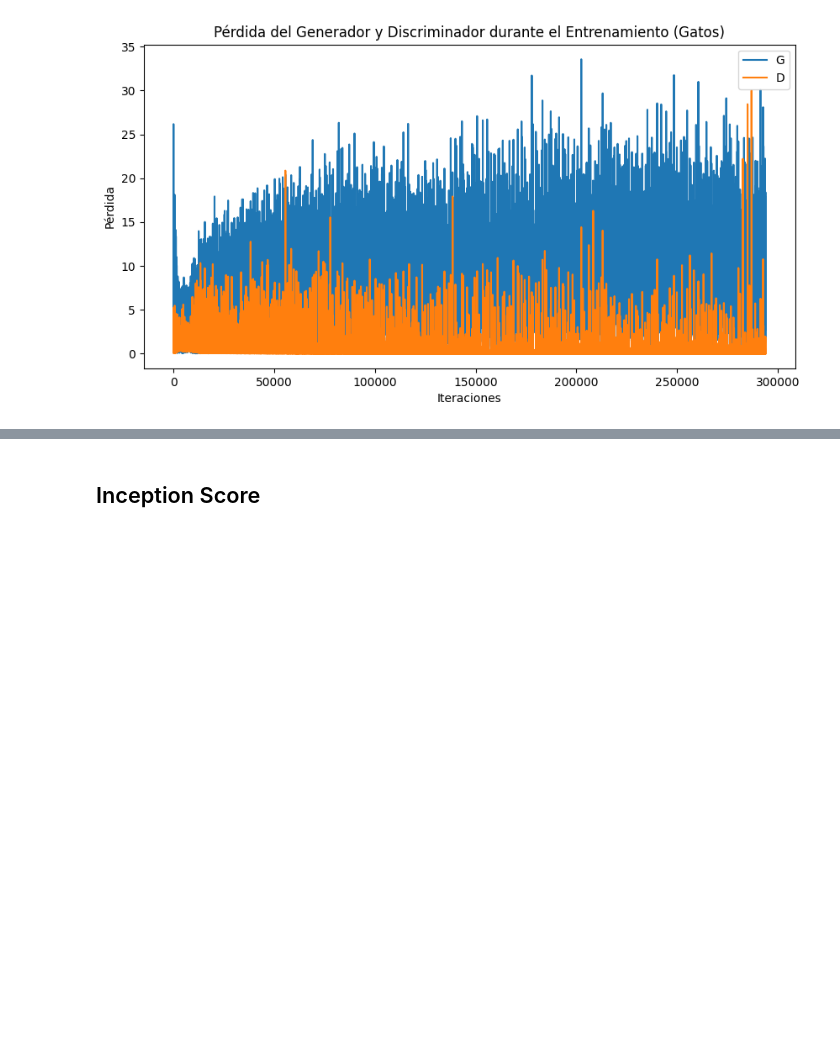
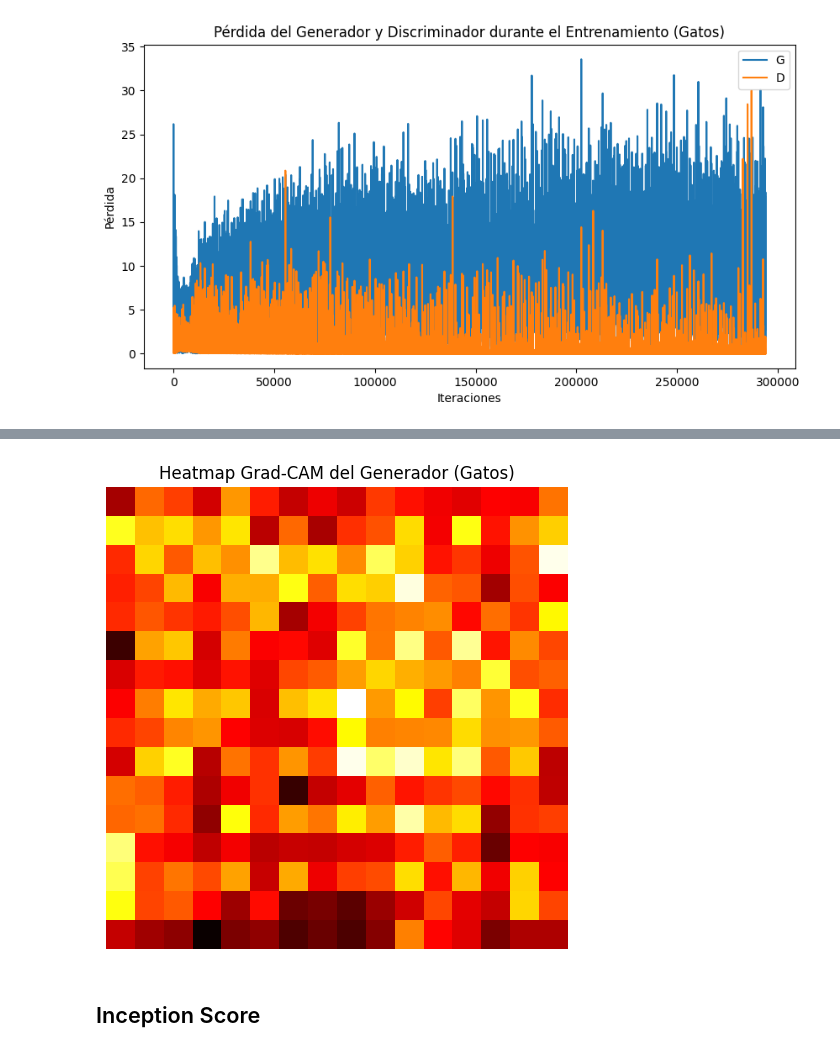
Before and after one commit to TheKiesling/DoGAN, a Jupyter notebook: dogan.ipynb, the cells around one changed output, grey strips where cells are left out. Cells and saved outputs as stored; diff of their text form; code cells hidden in the pictures; blank space fills up the shorter version.

```diff
--- a/dogan.ipynb
+++ b/dogan.ipynb
@@ -367,3 +521,16 @@ plt.show()
+# %%
+netG_cats_with_gradcam = GeneratorWithGradCAM(nz, ngf, nc).to(device)
+netG_cats_with_gradcam.load_state_dict(netG_cats_loaded.state_dict())
+
+average_heatmap_cats = generate_generator_gradcam_heatmap(netG_cats_with_gradcam, netD_cats_loaded, num_images)
+
+plt.figure(figsize=(6,6))
+plt.imshow(average_heatmap_cats, cmap='hot')
+plt.title('Heatmap Grad-CAM del Generador (Gatos)')
+plt.axis('off')
+plt.show()
+# %% [output]
+[figure, added]
 # %% [markdown]
 ## Inception Score
 # %% [markdown]
```
Also changed, not shown: parts of 16 cells of this notebook.
